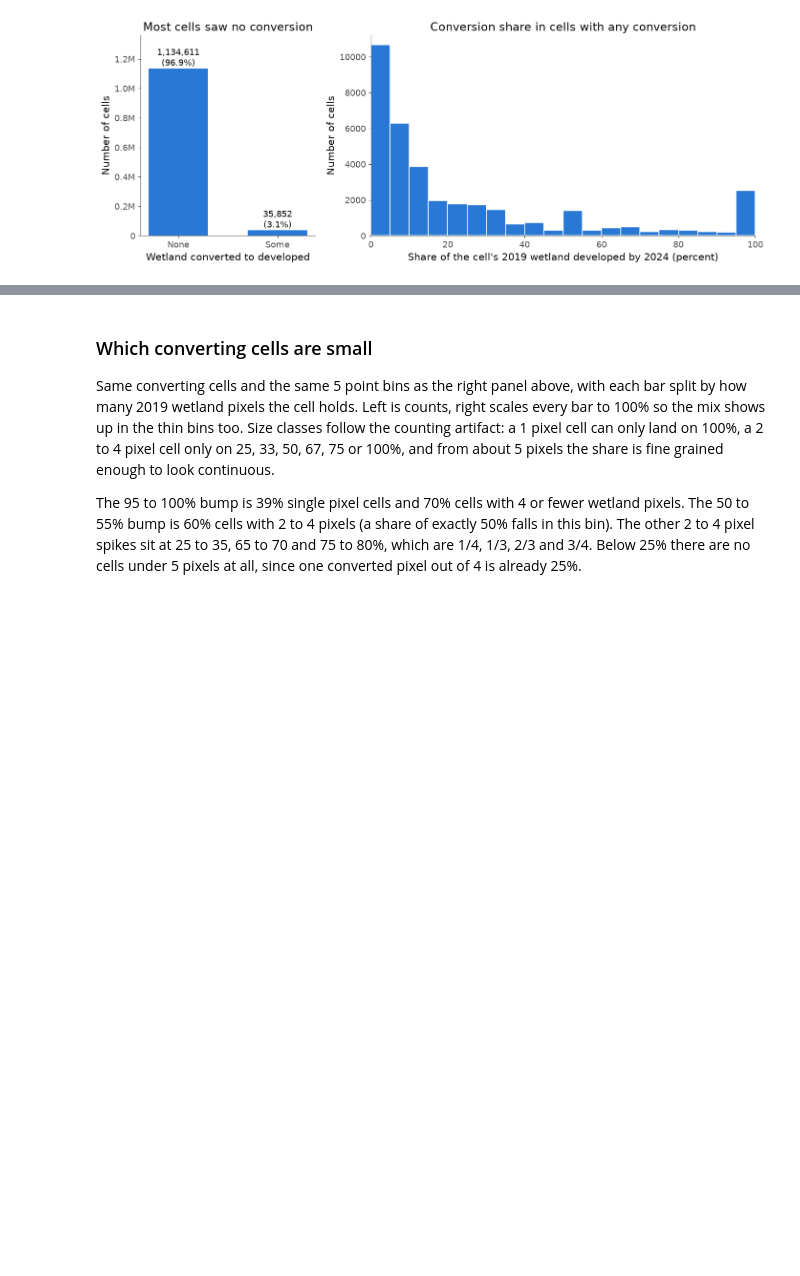
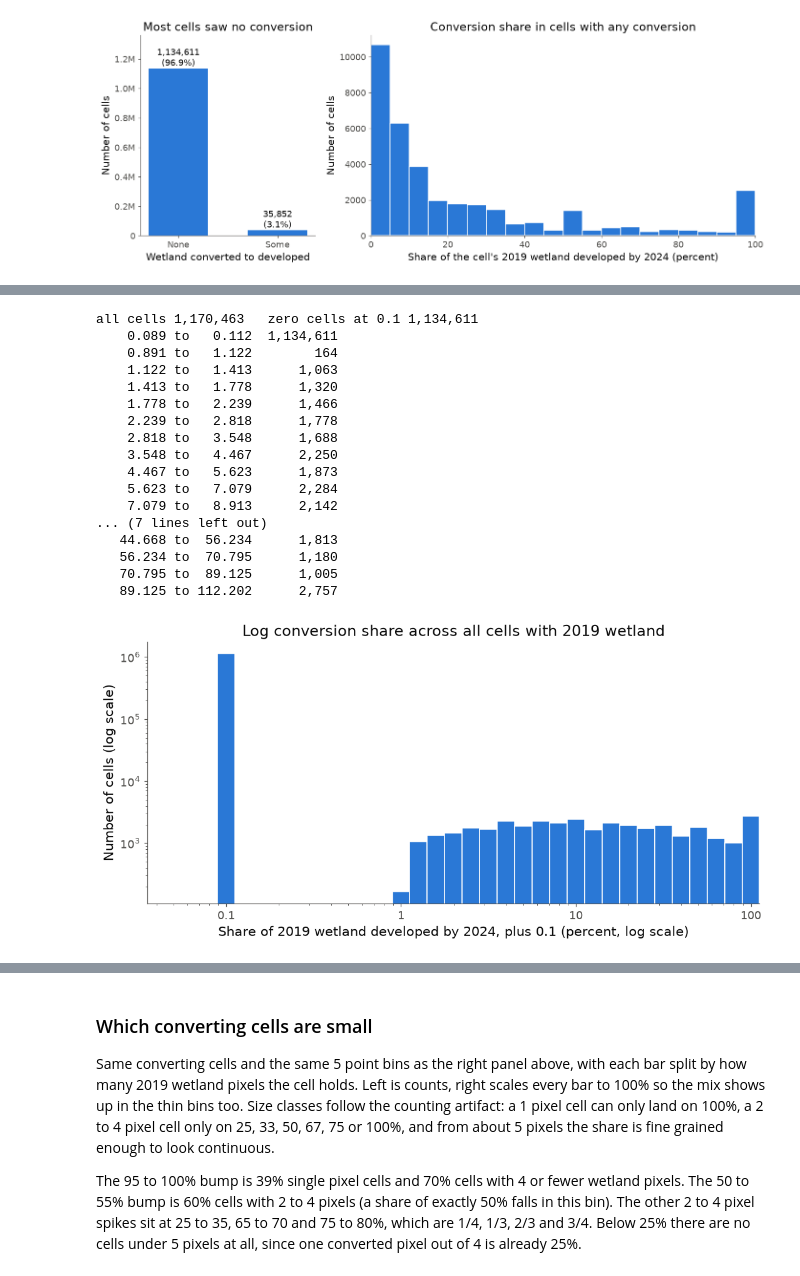
Before and after one commit to joshstallings/wetland_conversion, a Jupyter notebook: notebooks/cell_analysis.ipynb, the cells around one changed output, grey strips where cells are left out. Saved outputs shown, nothing was run; the diff lists cells and outputs as text; code cells hidden in the pictures; blank space fills up the shorter version.

```diff
--- a/notebooks/cell_analysis.ipynb
+++ b/notebooks/cell_analysis.ipynb
@@ -123,0 +166,45 @@ share of wetland converted, among converting cells
+# %%
+# 0.1 points sits a full decade under the smallest real share (1 pixel of a full 100 pixel cell is 1%),
+# so the zero cells land in their own spike instead of blending into the converting cells.
+EPS_PCT = 0.1
+shifted = 100 * target + EPS_PCT
+# Bins centered on each tenth of a decade so 0.1 and 100 fall mid bin, not on an edge.
+log_edges_all = np.logspace(-1.45, 2.05, 36)
+hist_log_all, _ = np.histogram(shifted, bins=log_edges_all)
+print(f"all cells {target.size:,}   zero cells at {EPS_PCT} {(target == 0).sum():,}")
+for lo, hi, h in zip(log_edges_all[:-1], log_edges_all[1:], hist_log_all):
+    if h:
+        print(f"  {lo:>7.3f} to {hi:>7.3f}  {h:>9,}")
+
+fig, ax = plt.subplots(figsize=(10, 5))
+ax.bar(log_edges_all[:-1], hist_log_all, width=np.diff(log_edges_all), align="edge", color=BLUE,
+       edgecolor="white", linewidth=1)
+ax.set_xscale("log")
+ax.set_yscale("log")
+ax.set_xlim(log_edges_all[0], log_edges_all[-1])
+ax.xaxis.set_major_formatter(plt.FuncFormatter(lambda v, _: f"{v:g}"))
+ax.set_xlabel(f"Share of 2019 wetland developed by 2024, plus {EPS_PCT} (percent, log scale)")
+ax.set_ylabel("Number of cells (log scale)")
+ax.set_title("Log conversion share across all cells with 2019 wetland")
+fig.tight_layout()
+save_fig(fig, "cell_target_distribution_all_log")
+plt.show()
+# %% [output]
+all cells 1,170,463   zero cells at 0.1 1,134,611
+    0.089 to   0.112  1,134,611
+    0.891 to   1.122        164
+    1.122 to   1.413      1,063
+    1.413 to   1.778      1,320
+    1.778 to   2.239      1,466
+    2.239 to   2.818      1,778
+    2.818 to   3.548      1,688
+    3.548 to   4.467      2,250
+    4.467 to   5.623      1,873
+    5.623 to   7.079      2,284
+    7.079 to   8.913      2,142
+... (7 lines left out)
+   44.668 to  56.234      1,813
+   56.234 to  70.795      1,180
+   70.795 to  89.125      1,005
+   89.125 to 112.202      2,757
+[figure, added]
```
Also changed, not shown: parts of 10 cells of this notebook, 4 other files.
